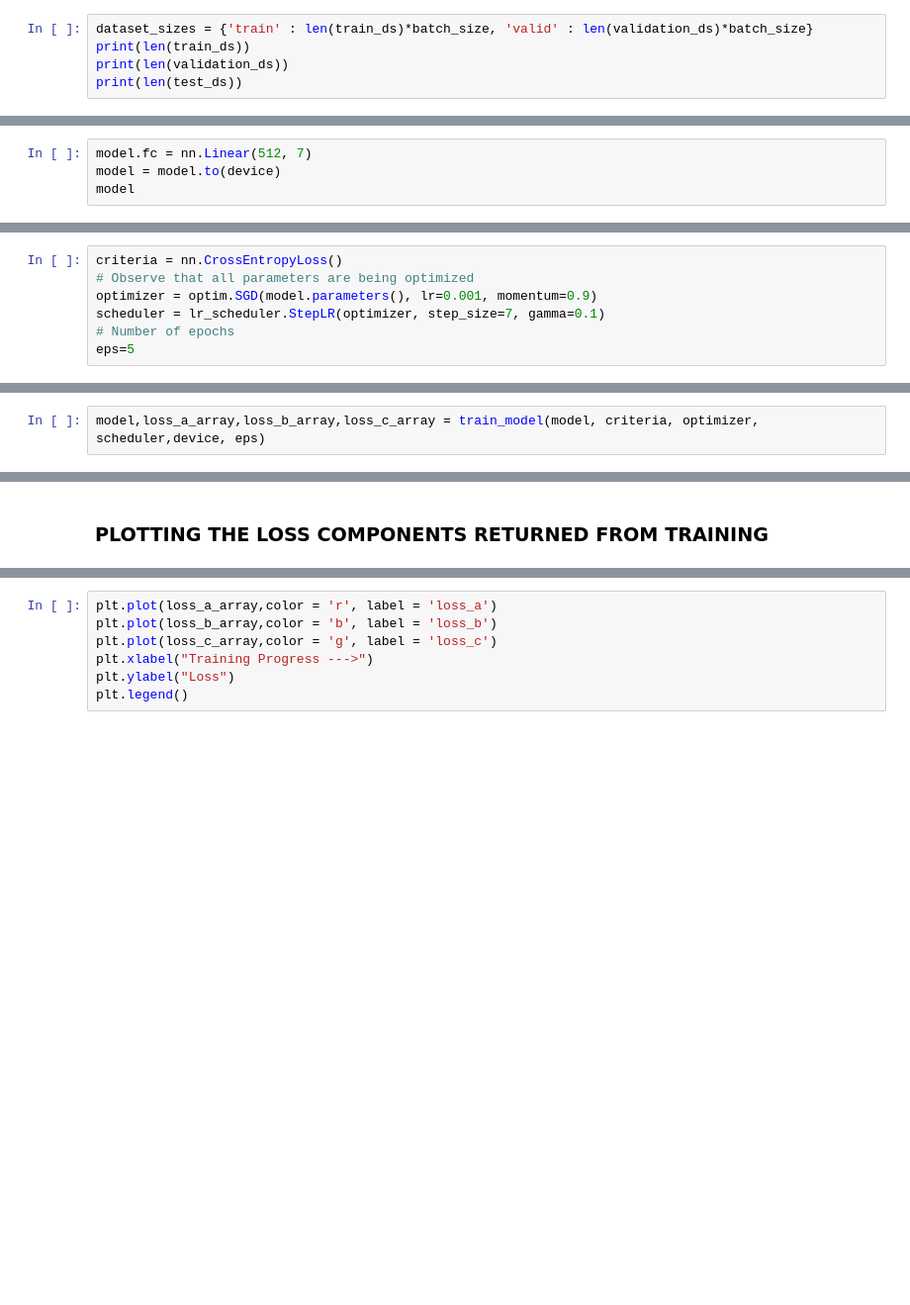
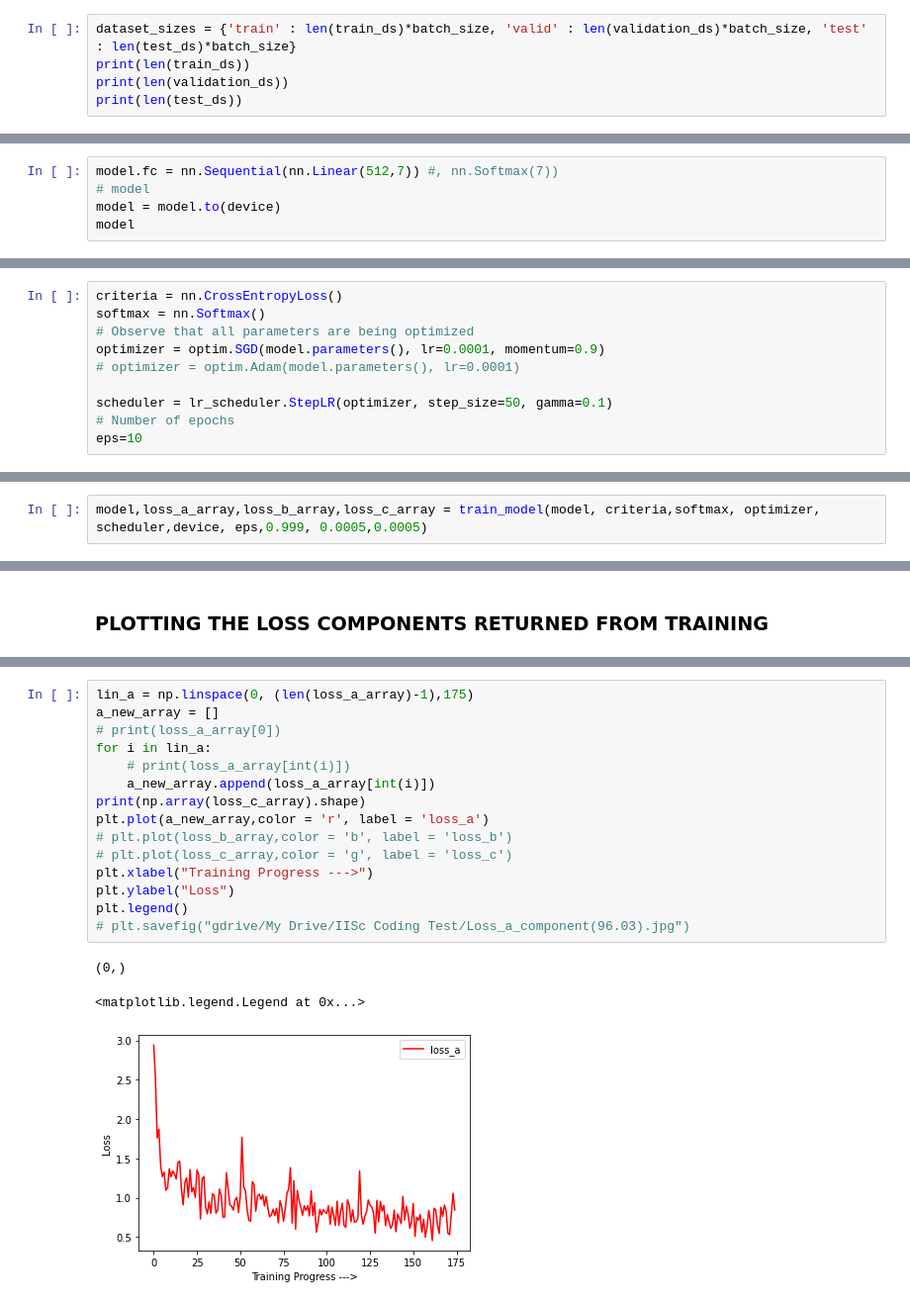
Before and after one commit to pyrated03/IISc-Coding-Test, a Jupyter notebook: PACS_Domain_Generalization(IISc_Coding_Test)_Adarsh_Subramanian.ipynb, the cells around one changed output, grey strips where cells are left out. Shown: that part at 99% size. Saved outputs shown, nothing was run; the diff lists cells and outputs as text; blank space fills up the shorter version.

```diff
--- a/PACS_Domain_Generalization(IISc_Coding_Test)_Adarsh_Subramanian.ipynb
+++ b/PACS_Domain_Generalization(IISc_Coding_Test)_Adarsh_Subramanian.ipynb
@@ -201,5 +213,5 @@ test_ds = DataLoader(test_dset, batch_size=batch_size)
 # %%
-dataset_sizes = {'train' : len(train_ds)*batch_size, 'valid' : len(validation_ds)*batch_size}
+dataset_sizes = {'train' : len(train_ds)*batch_size, 'valid' : len(validation_ds)*batch_size, 'test' : len(test_ds)*batch_size}
 print(len(train_ds))
 print(len(validation_ds))
 print(len(test_ds))
@@ -239,7 +251,8 @@ ResNet(
 # %% [markdown]
 ### **DEFINING THE FINAL LAYER FOR CLASSIFICATION**
 # %%
-model.fc = nn.Linear(512, 7)
+model.fc = nn.Sequential(nn.Linear(512,7)) #, nn.Softmax(7))
+# model
 model = model.to(device)
 model
 # %% [output]
@@ -378,11 +425,14 @@ def train_model(model, criteria, optimizer, scheduler,device, num_epochs=25,lamb
 # %%
 criteria = nn.CrossEntropyLoss()
+softmax = nn.Softmax()
 # Observe that all parameters are being optimized
-optimizer = optim.SGD(model.parameters(), lr=0.001, momentum=0.9)
-scheduler = lr_scheduler.StepLR(optimizer, step_size=7, gamma=0.1)
+optimizer = optim.SGD(model.parameters(), lr=0.0001, momentum=0.9)
+# optimizer = optim.Adam(model.parameters(), lr=0.0001)
+
+scheduler = lr_scheduler.StepLR(optimizer, step_size=50, gamma=0.1)
 # Number of epochs
-eps=5
+eps=10
 # %% [markdown]
 ## **TRAINING THE MODEL**
 # %%
-model,loss_a_array,loss_b_array,loss_c_array = train_model(model, criteria, optimizer, scheduler,device, eps)
+model,loss_a_array,loss_b_array,loss_c_array = train_model(model, criteria,softmax, optimizer, scheduler,device, eps,0.999, 0.0005,0.0005)
@@ -391,7 +466,19 @@ model,loss_a_array,loss_b_array,loss_c_array = train_model(model, criteria, opti
 # %%
-plt.plot(loss_a_array,color = 'r', label = 'loss_a')
-plt.plot(loss_b_array,color = 'b', label = 'loss_b')
-plt.plot(loss_c_array,color = 'g', label = 'loss_c')
+lin_a = np.linspace(0, (len(loss_a_array)-1),175)
+a_new_array = []
+# print(loss_a_array[0])
+for i in lin_a:
+    # print(loss_a_array[int(i)])
+    a_new_array.append(loss_a_array[int(i)])
+print(np.array(loss_c_array).shape)
+plt.plot(a_new_array,color = 'r', label = 'loss_a')
+# plt.plot(loss_b_array,color = 'b', label = 'loss_b')
+# plt.plot(loss_c_array,color = 'g', label = 'loss_c')
 plt.xlabel("Training Progress --->")
 plt.ylabel("Loss")
 plt.legend()
+# plt.savefig("gdrive/My Drive/IISc Coding Test/Loss_a_component(96.03).jpg")
+# %% [output]
+(0,)
+<matplotlib.legend.Legend at 0x...>
+[figure, added]
```
Also changed, not shown: parts of 26 cells of this notebook.
